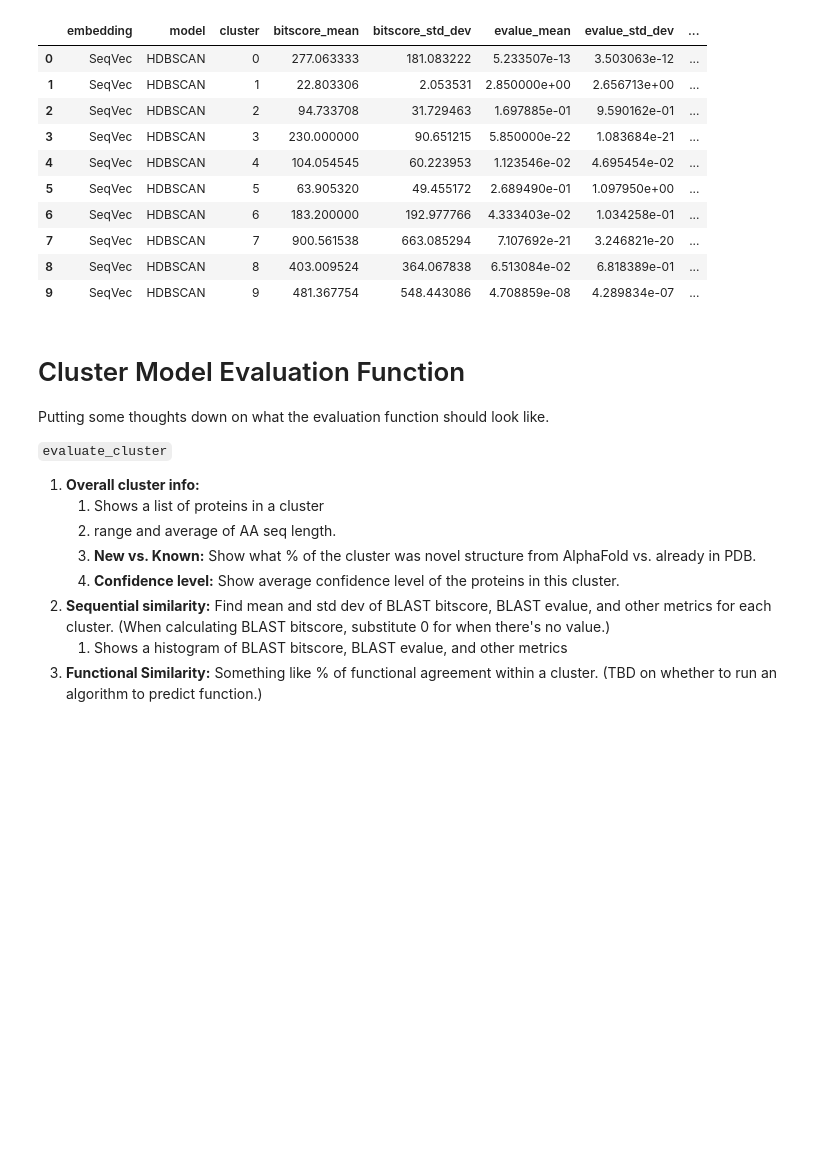
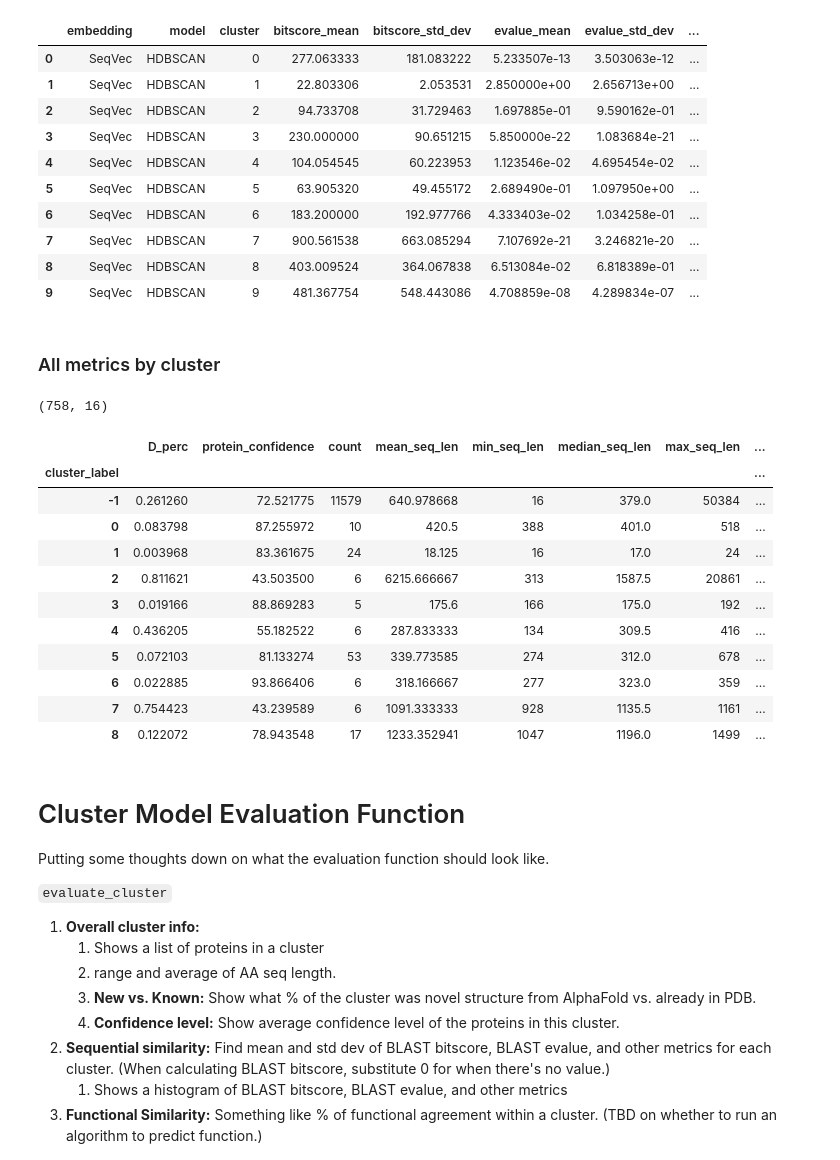
Before and after one commit to dptrsa-300/pss, a Jupyter notebook: Evaluate Cluster Outcome.ipynb, the cells around one changed output. Saved outputs shown, nothing was run; the diff lists cells and outputs as text; code cells hidden in the pictures; blank space fills up the shorter version.

Commit message:
Metrics refreshed with latest model, where only 12k is in noise. SeqVec, hdbscan

```diff
--- a/Evaluate Cluster Outcome.ipynb
+++ b/Evaluate Cluster Outcome.ipynb
@@ -243,3 +243,5 @@ blast_stats_by_cluster[0:10]
 | 7 | SeqVec | HDBSCAN | 7 | 900.561538 | 663.085294 | 7.107692e-21 | 3.246821e-20 | ... |
 | 8 | SeqVec | HDBSCAN | 8 | 403.009524 | 364.067838 | 6.513084e-02 | 6.818389e-01 | ... |
 | 9 | SeqVec | HDBSCAN | 9 | 481.367754 | 548.443086 | 4.708859e-08 | 4.289834e-07 | ... |
+# %% [markdown]
+### All metrics by cluster
@@ -246,3 +252,22 @@ blast_stats_by_cluster[0:10]
+# %%
+cluster_stats2.shape
+# %% [output]
+(758, 16)
+# %%
+cluster_stats2[0:10]
+# %% [output]
+|  | D_perc | protein_confidence | count | mean_seq_len | min_seq_len | median_seq_len | max_seq_len | ... |
+| cluster_label |  |  |  |  |  |  |  | ... |
+| -1 | 0.261260 | 72.521775 | 11579 | 640.978668 | 16 | 379.0 | 50384 | ... |
+| 0 | 0.083798 | 87.255972 | 10 | 420.5 | 388 | 401.0 | 518 | ... |
+| 1 | 0.003968 | 83.361675 | 24 | 18.125 | 16 | 17.0 | 24 | ... |
+| 2 | 0.811621 | 43.503500 | 6 | 6215.666667 | 313 | 1587.5 | 20861 | ... |
+| 3 | 0.019166 | 88.869283 | 5 | 175.6 | 166 | 175.0 | 192 | ... |
+| 4 | 0.436205 | 55.182522 | 6 | 287.833333 | 134 | 309.5 | 416 | ... |
+| 5 | 0.072103 | 81.133274 | 53 | 339.773585 | 274 | 312.0 | 678 | ... |
+| 6 | 0.022885 | 93.866406 | 6 | 318.166667 | 277 | 323.0 | 359 | ... |
+| 7 | 0.754423 | 43.239589 | 6 | 1091.333333 | 928 | 1135.5 | 1161 | ... |
+| 8 | 0.122072 | 78.943548 | 17 | 1233.352941 | 1047 | 1196.0 | 1499 | ... |
 # %% [markdown]
 # Cluster Model Evaluation Function
 
```
Also changed, not shown: parts of 14 cells of this notebook.
